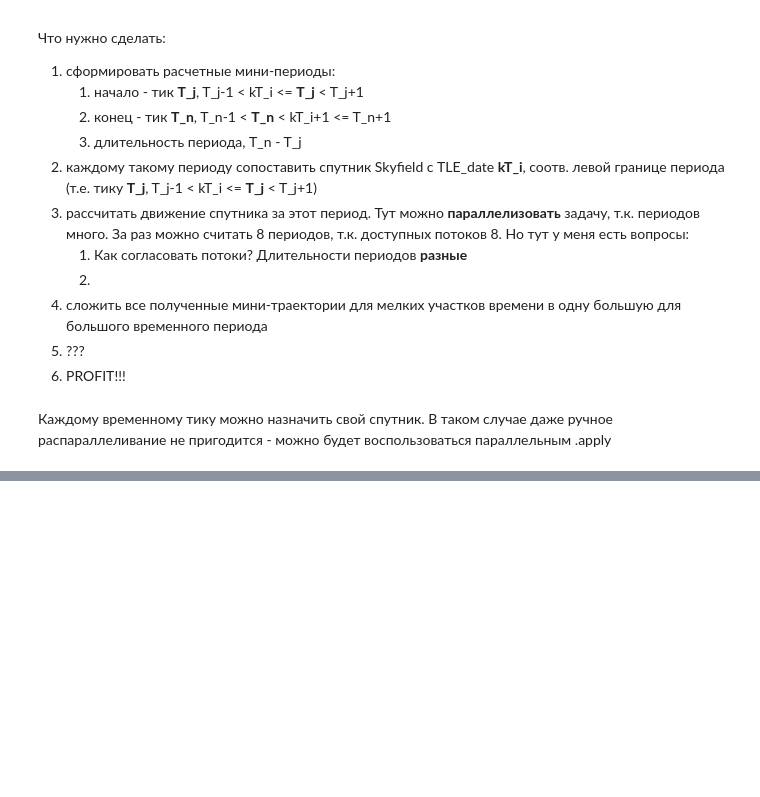
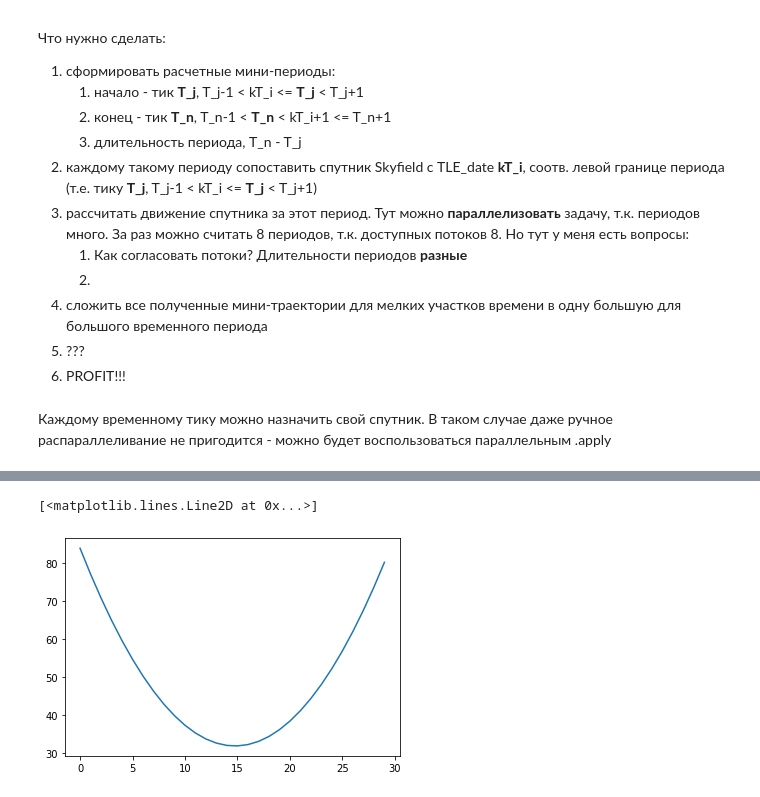
Before and after one commit to newtonee/Visibility-of-the-Sun, a Jupyter notebook: When_the_Sun_is_visible_.ipynb, the cells around one changed output, grey strips where cells are left out. Drawn from its saved outputs; the diff is of its cells as text; code cells hidden in the pictures; blank space fills up the shorter version.

```diff
--- a/When_the_Sun_is_visible_.ipynb
+++ b/When_the_Sun_is_visible_.ipynb
@@ -553,0 +546,5 @@ Shape is  (1, 3)
+# %%
+plt.plot(ip.df['beam_path_points_with_subpoints'][300][:, 2]/1000)
+# %% [output]
+[<matplotlib.lines.Line2D at 0x...>]
+[figure, added]
```
Also changed, not shown: parts of 31 cells of this notebook.
